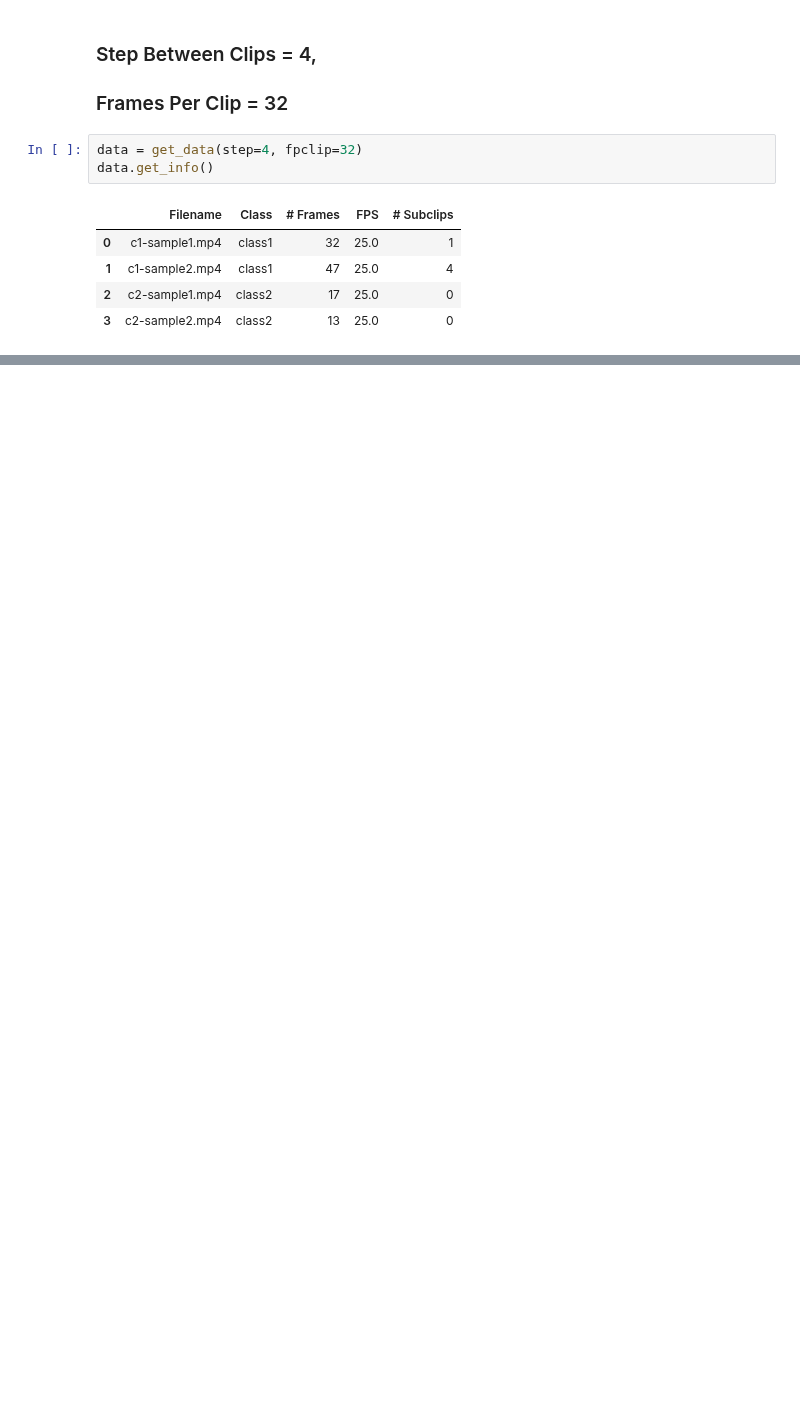
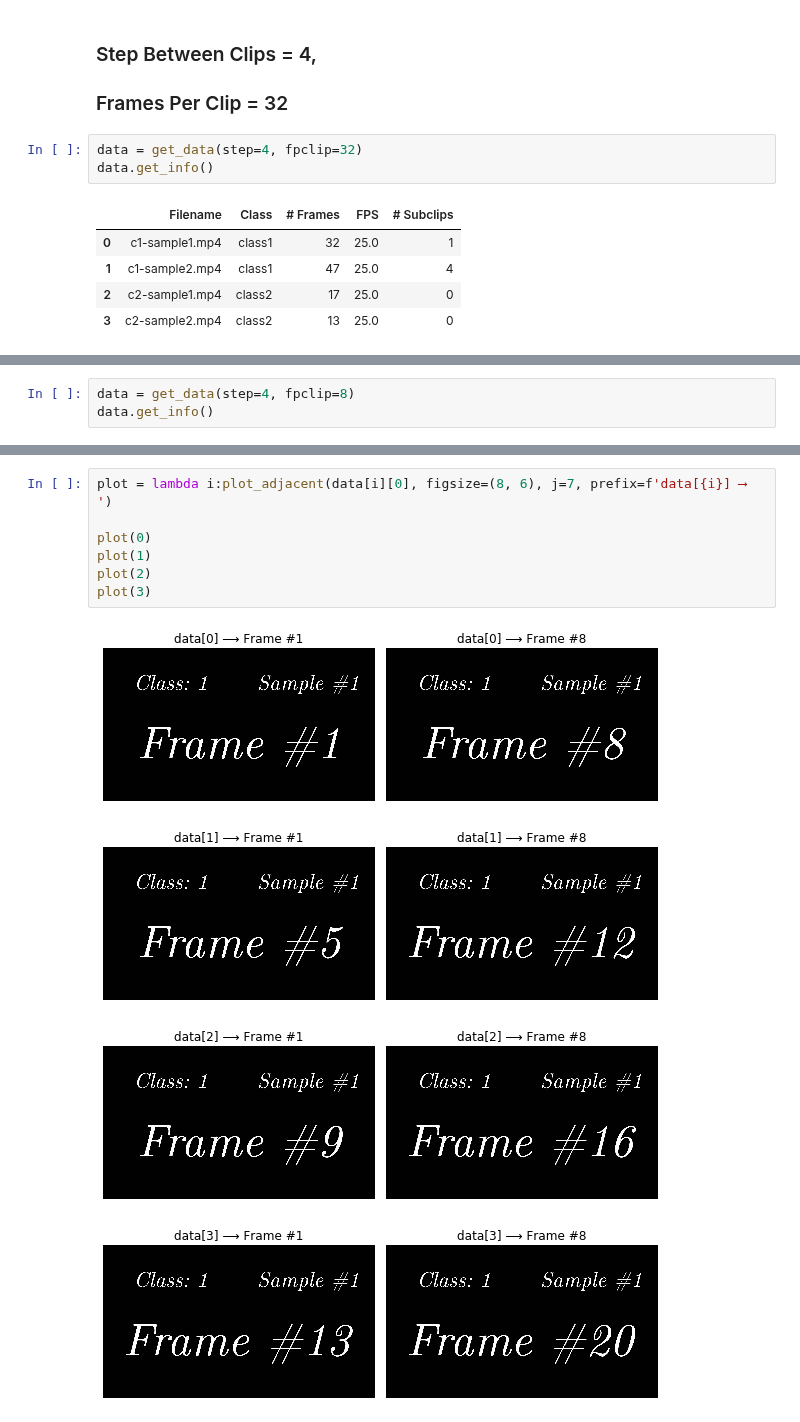
Before and after one commit to rsomani95/video-classification, a Jupyter notebook: notebooks/03_video_dataset.ipynb, the cells around one changed output, grey strips where cells are left out. Cells and saved outputs as stored; diff of their text form; blank space fills up the shorter version.

```diff
--- a/notebooks/03_video_dataset.ipynb
+++ b/notebooks/03_video_dataset.ipynb
@@ -247,0 +254,3 @@ plot(4)
+# %%
+data = get_data(step=4, fpclip=8)
+data.get_info()
@@ -247,0 +263,12 @@ plot(4)
+# %%
+plot = lambda i:plot_adjacent(data[i][0], figsize=(8, 6), j=7, prefix=f'data[{i}] ⟶ ')
+
+plot(0)
+plot(1)
+plot(2)
+plot(3)
+# %% [output]
+[figure, added]
+[figure, added]
+[figure, added]
+[figure, added]
```
Also changed, not shown: parts of 34 cells of this notebook.
